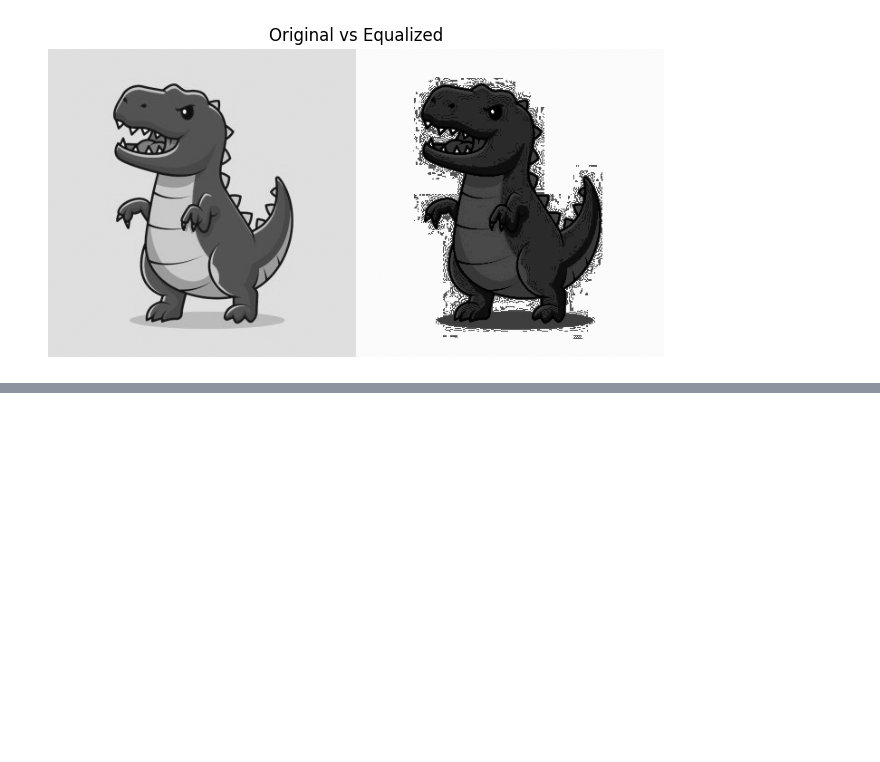
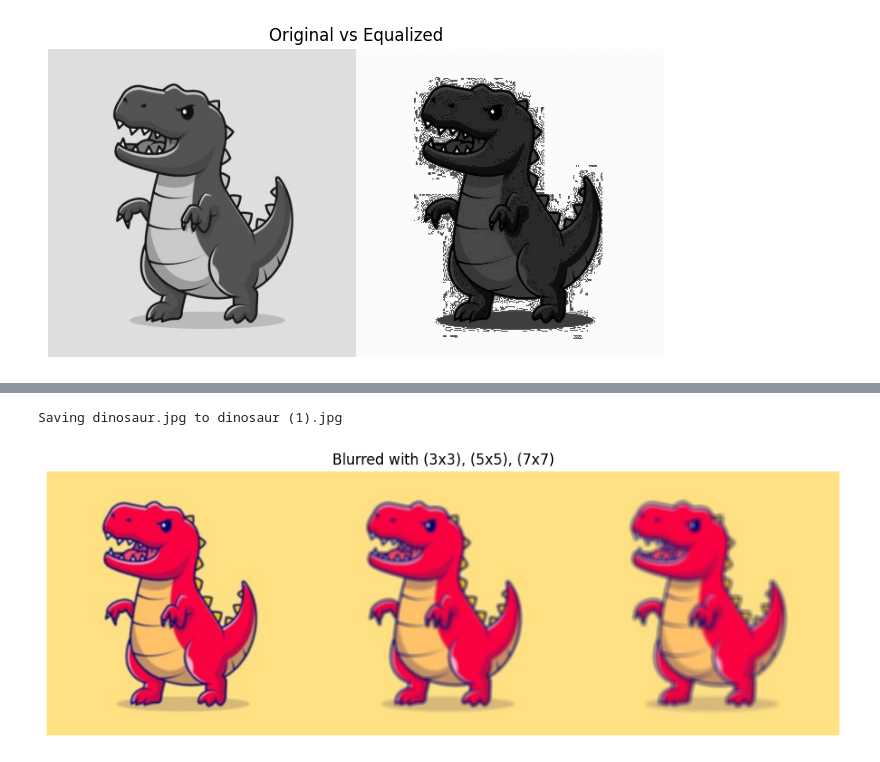
Before and after one commit to kimdongyoon488/AI_Transformation_AX_Academy, a Jupyter notebook: ai/openCV.ipynb, the cells around one changed output, grey strips where cells are left out. Cells and saved outputs as stored; diff of their text form; code cells hidden in the pictures; blank space fills up the shorter version.

```diff
--- a/ai/openCV.ipynb
+++ b/ai/openCV.ipynb
@@ -284,3 +284,27 @@ plt.show()
 [interactive output not drawn]
 Saving dinosaur.jpg to dinosaur.jpg
 [figure]
+# %%
+import numpy as np
+import cv2
+from matplotlib import pyplot as plt
+from google.colab import files
+
+
+uploaded = files.upload()
+image_path = list(uploaded.keys())[0]
+image = cv2.imread(image_path)
+image = cv2.cvtColor(image, cv2.COLOR_BGR2RGB)
+
+blurred = np.hstack([
+    cv2.blur(image, (3, 3)),
+    cv2.blur(image, (5, 5)),
+    cv2.blur(image, (7, 7))
+])
+
+plt.figure(figsize=(12, 4))
+plt.imshow(blurred)
+plt.title("Blurred with (3x3), (5x5), (7x7)")
+plt.axis("off")
+plt.show()
+# %% [output]
@@ -286,0 +312,2 @@ Saving dinosaur.jpg to dinosaur.jpg
+Saving dinosaur.jpg to dinosaur (1).jpg
+[figure, added]
```
Also changed, not shown: parts of 1 cell of this notebook.
